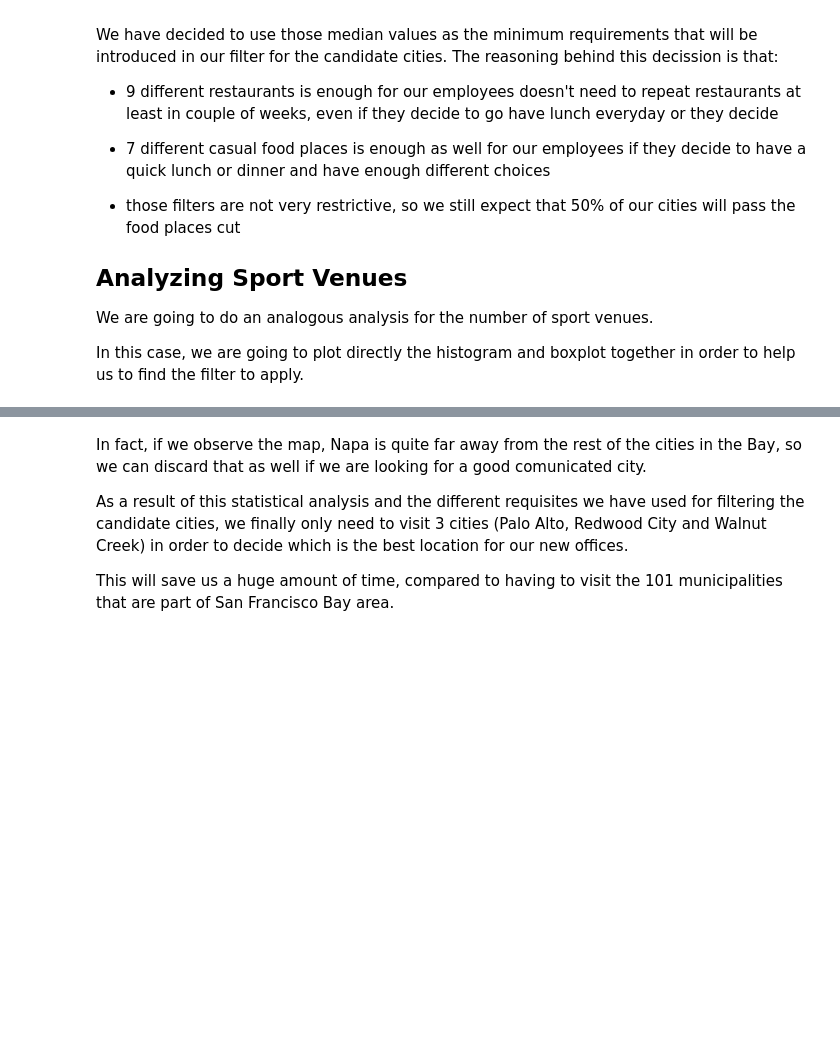
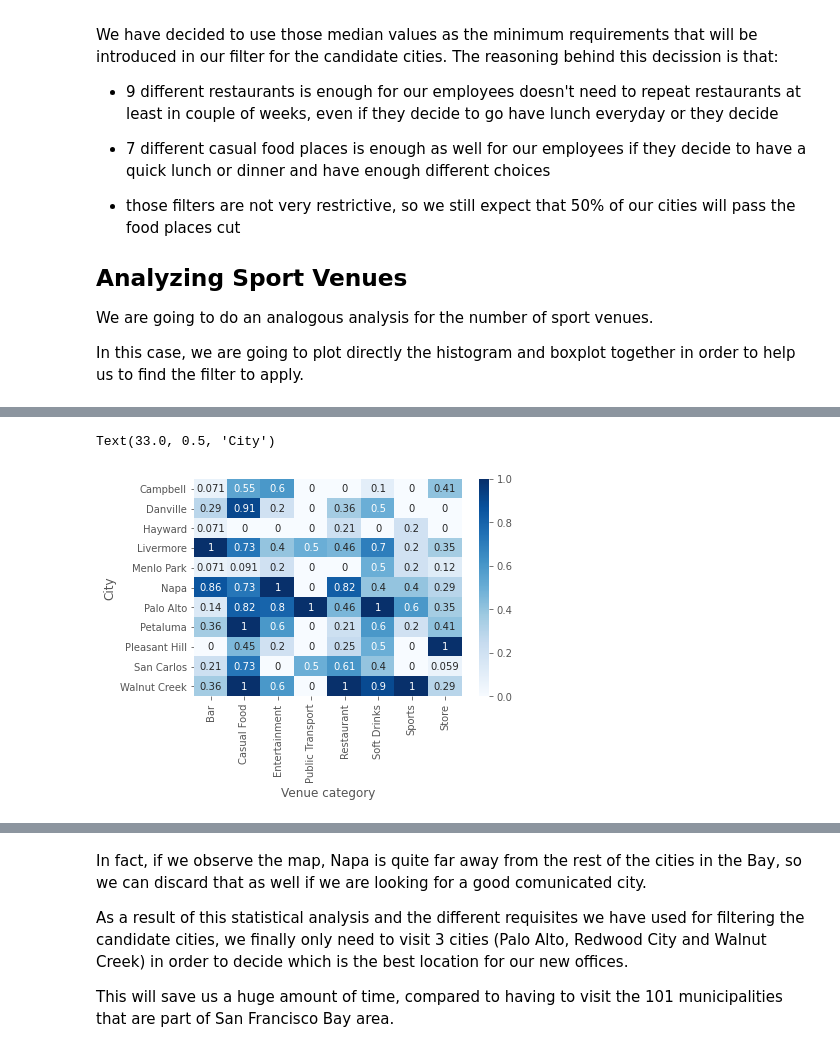
Before and after one commit to jgarcia-garcia/Coursera_Capstone, a Jupyter notebook: Best_Office_Location_SFBayArea.ipynb, the cells around one changed output, grey strips where cells are left out. Saved outputs shown, nothing was run; the diff lists cells and outputs as text; code cells hidden in the pictures; blank space fills up the shorter version.

```diff
--- a/Best_Office_Location_SFBayArea.ipynb
+++ b/Best_Office_Location_SFBayArea.ipynb
@@ -728 +741,12 @@ Text(69.0, 0.5, 'City')
+# %%
+#Need to normalize the heatmap dataframe for better visualization purposes
+#Will divide each column by max value so we get a value between 0 and 1
+normalized_bay_heat=(bay_heat-bay_heat.min())/(bay_heat.max()-bay_heat.min())
+
+sns.heatmap(normalized_bay_heat,annot = True, linewidths=0, cmap = 'Blues', xticklabels = True)
+plt.xlabel('Venue category')
+plt.ylabel('City')
+# %% [output]
+Text(33.0, 0.5, 'City')
+[figure, added]
 # %% [markdown]
```
Also changed, not shown: parts of 25 cells of this notebook.
